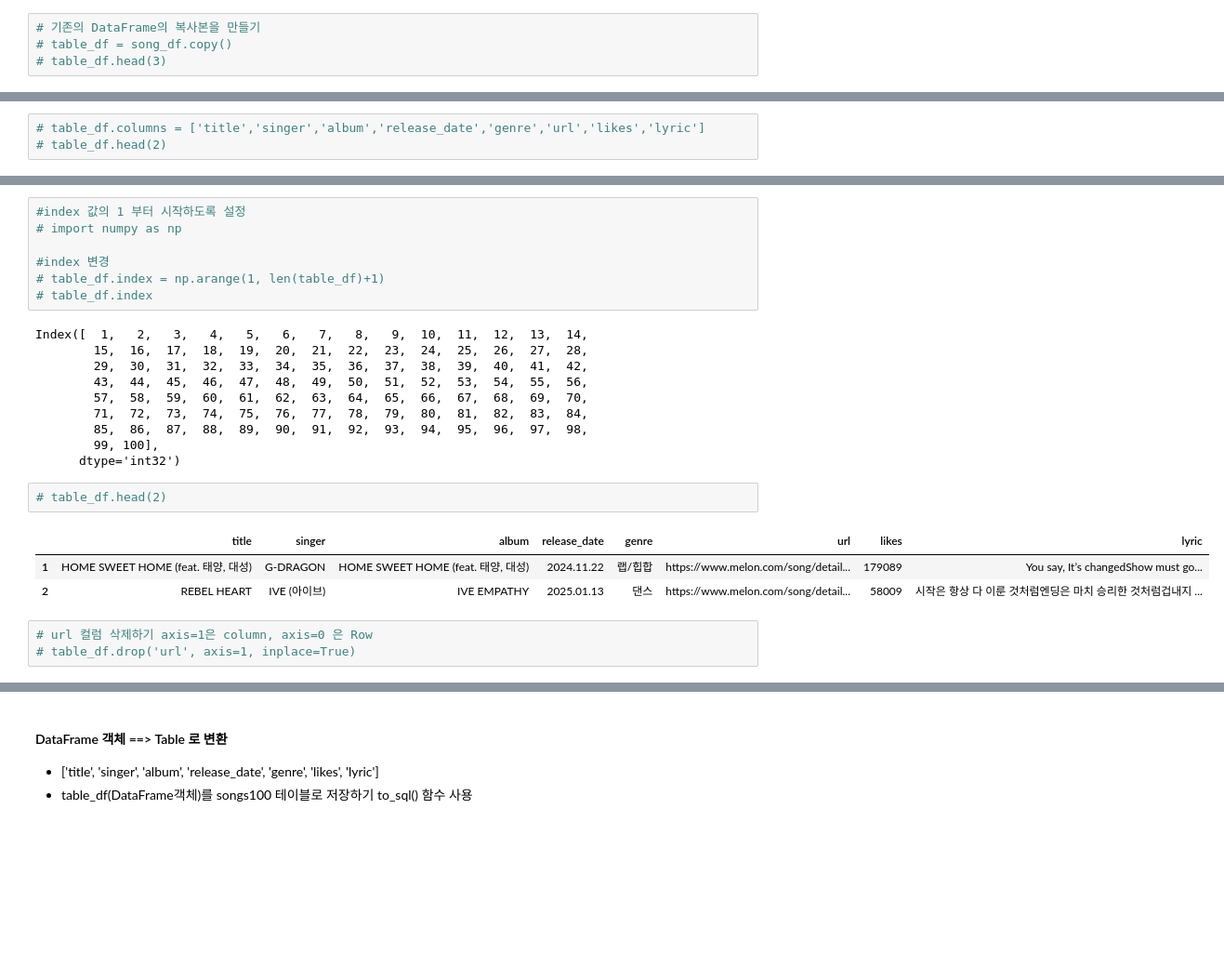
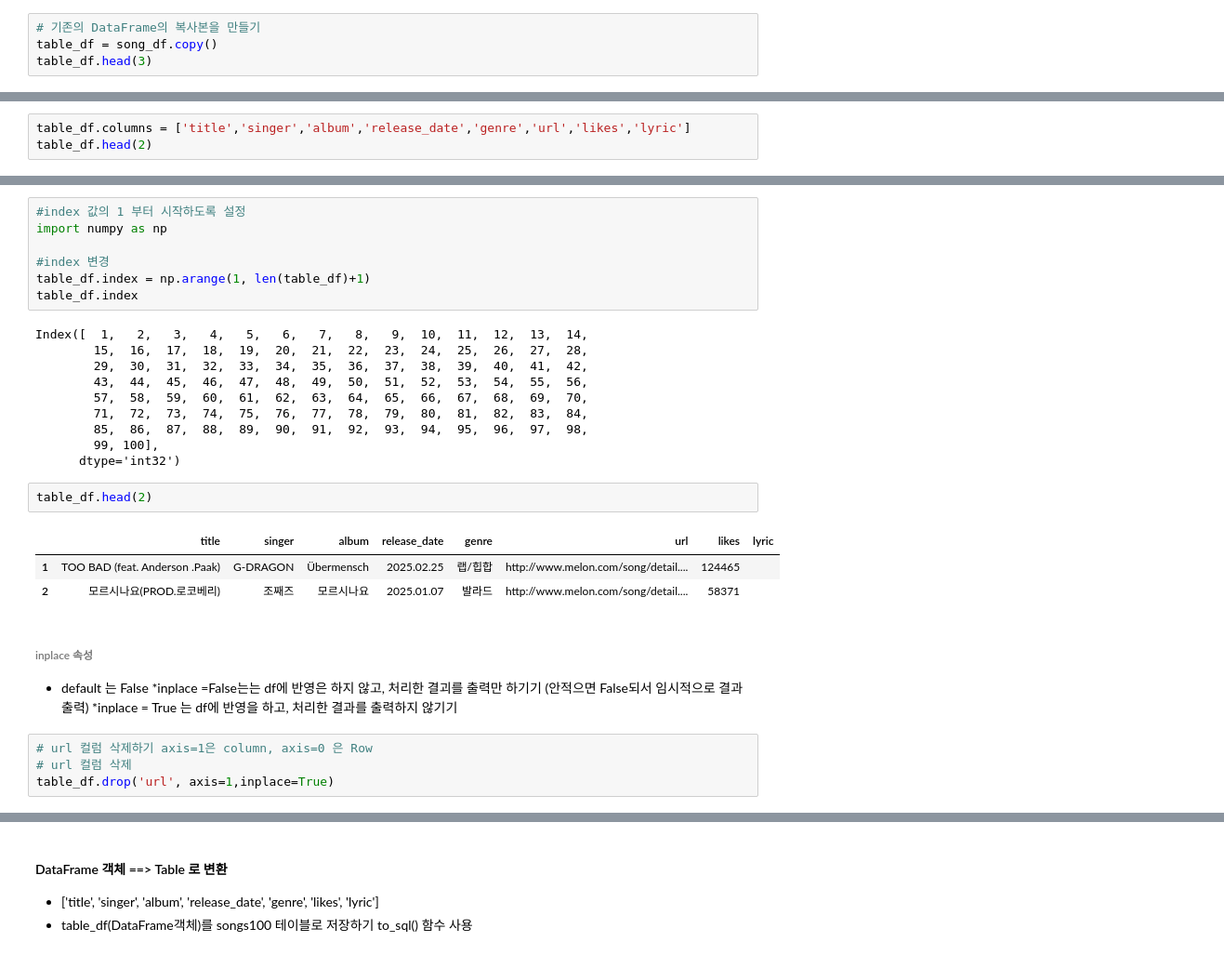
Before and after one commit to raniyaya/01webscraping_homework, a Jupyter notebook: 04.Melon100차트_데이터파싱_DB저장.ipynb, the cells around one changed output, grey strips where cells are left out. Shown at 93% size. Saved outputs shown, nothing was run; the diff lists cells and outputs as text; blank space fills up the shorter version.

```diff
--- a/04.Melon100차트_데이터파싱_DB저장.ipynb
+++ b/04.Melon100차트_데이터파싱_DB저장.ipynb
@@ -389,6 +413,6 @@ Required-by:
 * 컬럼의 데이터 타입을 변경 (발매일을 DATE 타입으로 변경)
 # %%
 # 기존의 DataFrame의 복사본을 만들기
-# table_df = song_df.copy()
-# table_df.head(3)
+table_df = song_df.copy()
+table_df.head(3)
 # %% [output]
@@ -399,5 +423,5 @@ Required-by:
 # %%
-# table_df.columns = ['title','singer','album','release_date','genre','url','likes','lyric']
-# table_df.head(2)
+table_df.columns = ['title','singer','album','release_date','genre','url','likes','lyric']
+table_df.head(2)
 # %% [output]
 |  | title | singer | album | release_date | genre | url | likes | lyric |
@@ -406,10 +434,10 @@ Required-by:
 # %%
 #index 값의 1 부터 시작하도록 설정
-# import numpy as np
+import numpy as np
 
 #index 변경
-# table_df.index = np.arange(1, len(table_df)+1)
-# table_df.index
+table_df.index = np.arange(1, len(table_df)+1)
+table_df.index
 # %% [output]
 Index([  1,   2,   3,   4,   5,   6,   7,   8,   9,  10,  11,  12,  13,  14,
         15,  16,  17,  18,  19,  20,  21,  22,  23,  24,  25,  26,  27,  28,
@@ -421,11 +449,17 @@ Index([  1,   2,   3,   4,   5,   6,   7,   8,   9,  10,  11,  12,  13,  14,
         99, 100],
       dtype='int32')
 # %%
-# table_df.head(2)
+table_df.head(2)
 # %% [output]
 |  | title | singer | album | release_date | genre | url | likes | lyric |
-| 1 | HOME SWEET HOME (feat. 태양, 대성) | G-DRAGON | HOME SWEET HOME (feat. 태양, 대성) | 2024.11.22 | 랩/힙합 | https://www.melon.com/song/detail... | 179089 | You say, It’s changedShow must go... |
-| 2 | REBEL HEART | IVE (아이브) | IVE EMPATHY | 2025.01.13 | 댄스 | https://www.melon.com/song/detail... | 58009 | 시작은 항상 다 이룬 것처럼엔딩은 마치 승리한 것처럼겁내지 ... |
+| 1 | TOO BAD (feat. Anderson .Paak) | G-DRAGON | Übermensch | 2025.02.25 | 랩/힙합 | http://www.melon.com/song/detail.... | 124465 |  |
+| 2 | 모르시나요(PROD.로코베리) | 조째즈 | 모르시나요 | 2025.01.07 | 발라드 | http://www.melon.com/song/detail.... | 58371 |  |
+# %% [markdown]
+###### inplace 속성
+* default 는 False
+*inplace =False는는 df에 반영은 하지 않고, 처리한 결괴를 출력만 하기기 (안적으면 False되서 임시적으로 결과출력)
+*inplace = True 는 df에 반영을 하고, 처리한 결과를 출력하지 않기기
 # %%
 # url 컬럼 삭제하기 axis=1은 column, axis=0 은 Row
-# table_df.drop('url', axis=1, inplace=True)
+# url 컬럼 삭제
+table_df.drop('url', axis=1,inplace=True)
```
Also changed, not shown: parts of 14 cells of this notebook, 2 other files.
